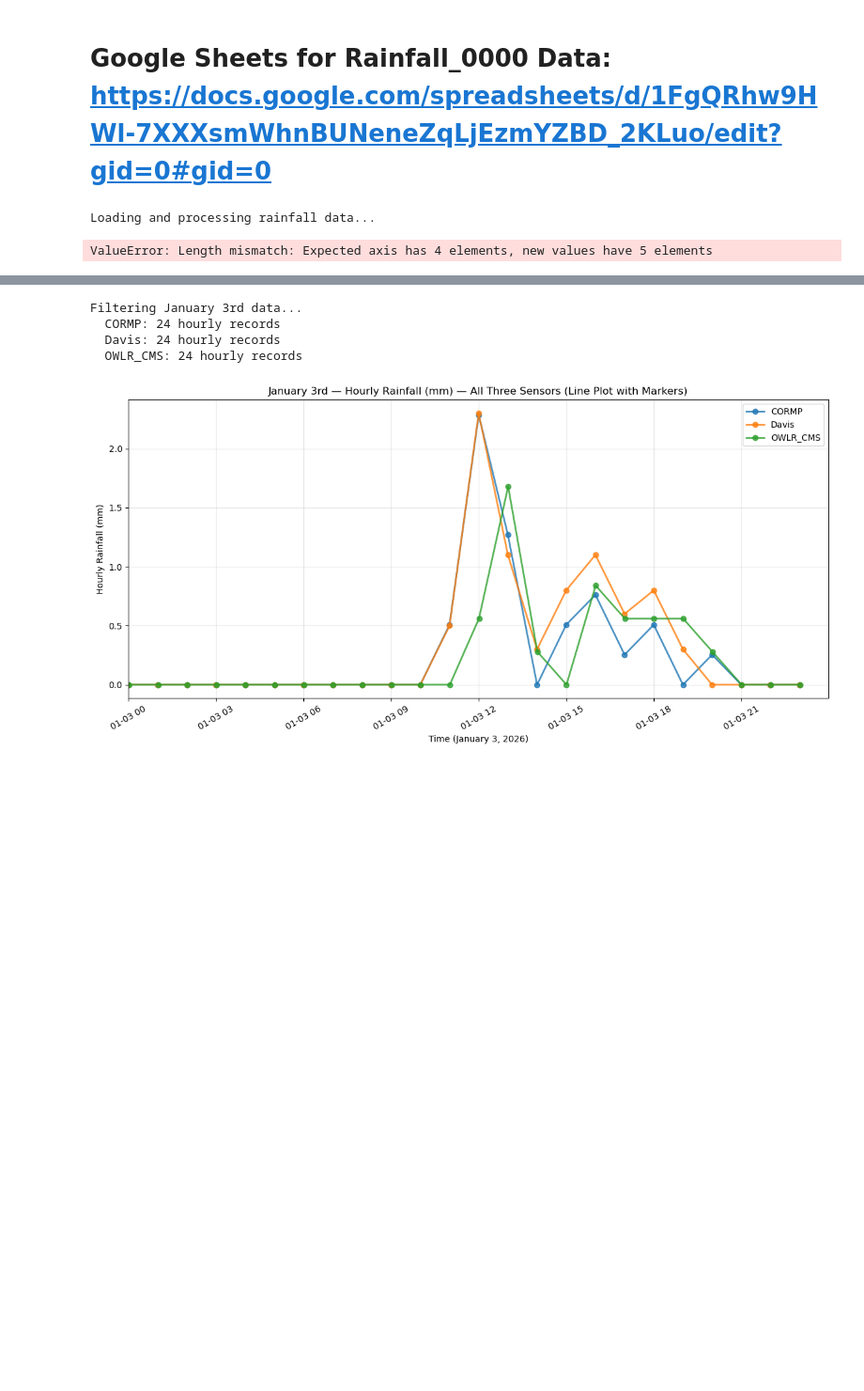
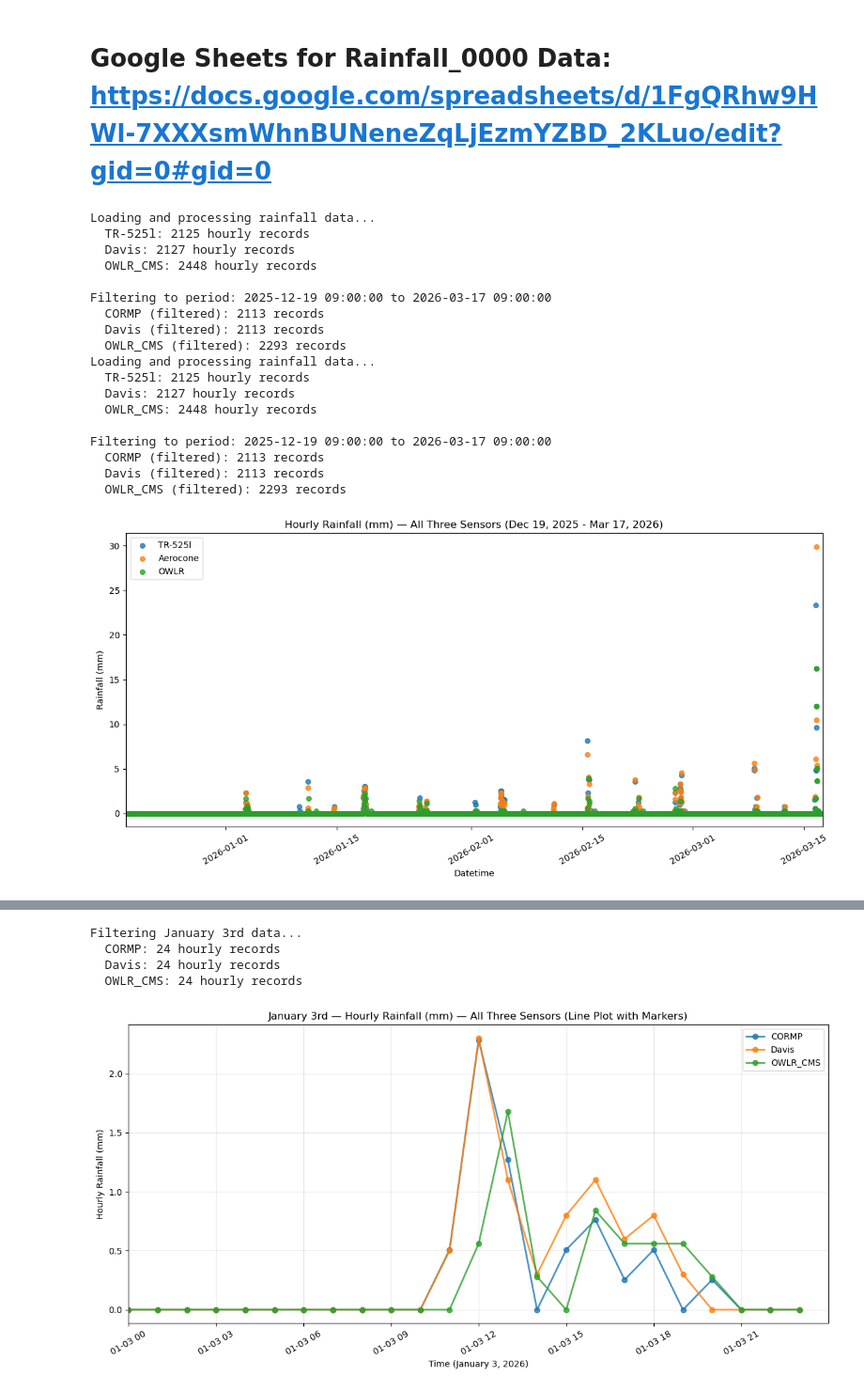
Before and after one commit to COAST-Lab/Open-Water-Level-and-Rainfall-Sensor, a Jupyter notebook: Data Analysis/rainfallAnalysis.ipynb, the cells around one changed output, grey strips where cells are left out. Shown at 94% size. Saved outputs shown, nothing was run; the diff lists cells and outputs as text; code cells hidden in the pictures; blank space fills up the shorter version.

```diff
--- a/Data Analysis/rainfallAnalysis.ipynb
+++ b/Data Analysis/rainfallAnalysis.ipynb
@@ -42,7 +42,7 @@ def load_and_process(filepath, assume_inches=False, already_hourly=False, parse_
     if parse_embedded_string:
         df = pd.read_csv(path, header=None, engine='python')
         # Assign column names for embedded string format
-        df.columns = ['Device_ID', 'Datetime', 'Sensor', 'Event', 'Data']
+        df.columns = ['Device_ID', 'Datetime', 'Sensor', 'Data']
         dtcol = 'Datetime'
         rcol = 'Data'
     else:
@@ -154,34 +154,51 @@ print(f"\nFiltering to period: {start} to {end}")
 
 cormp = cormp[(cormp['datetime'] >= start) & (cormp['datetime'] <= end)].reset_index(drop=True)
 davis = davis[(davis['datetime'] >= start) & (davis['datetime'] <= end)].reset_index(drop=True)
 rain0 = rain0[(rain0['datetime'] >= start) & (rain0['datetime'] <= end)].reset_index(drop=True)
 
 print(f"  CORMP (filtered): {len(cormp)} records")
 print(f"  Davis (filtered): {len(davis)} records")
 print(f"  OWLR_CMS (filtered): {len(rain0)} records")
 
 # STEP 4: Plot - All three sensors over full date range
 
 plt.figure(figsize=(12,6))
 if not cormp.empty:
     plt.scatter(cormp['datetime'], cormp['rain_mm'], label='TR-525l', s=30, alpha=0.8)
 if not davis.empty:
     plt.scatter(davis['datetime'], davis['rain_mm'], label='Aerocone', s=30, alpha=0.8)
 if not rain0.empty:
     plt.scatter(rain0['datetime'], rain0['rain_mm'], label='OWLR', s=30, alpha=0.8)
 
 plt.xlabel('Datetime')
 plt.ylabel('Rainfall (mm)')
 plt.title('Hourly Rainfall (mm) — All Three Sensors (Dec 19, 2025 - Mar 17, 2026)')
 plt.legend()
 plt.xlim(start, end)
 
 plt.xticks(rotation=30)
 plt.tight_layout()
 plt.show()
 # %% [output]
 Loading and processing rainfall data...
+  TR-525l: 2125 hourly records
+  Davis: 2127 hourly records
+  OWLR_CMS: 2448 hourly records
+
+Filtering to period: 2025-12-19 09:00:00 to 2026-03-17 09:00:00
+  CORMP (filtered): 2113 records
+  Davis (filtered): 2113 records
+  OWLR_CMS (filtered): 2293 records
+Loading and processing rainfall data...
+  TR-525l: 2125 hourly records
+  Davis: 2127 hourly records
+  OWLR_CMS: 2448 hourly records
+
+Filtering to period: 2025-12-19 09:00:00 to 2026-03-17 09:00:00
+  CORMP (filtered): 2113 records
+  Davis (filtered): 2113 records
+  OWLR_CMS (filtered): 2293 records
-ValueError: Length mismatch: Expected axis has 4 elements, new values have 5 elements
+[figure, added]
 # %%
 # CORMP (X-axis) vs Davis and OWLR_CMS (Y-axis) — Full Period Comparison
 # December 19th, 2025 - March 17th, 2026
```
Also changed, not shown: parts of 11 cells of this notebook.
